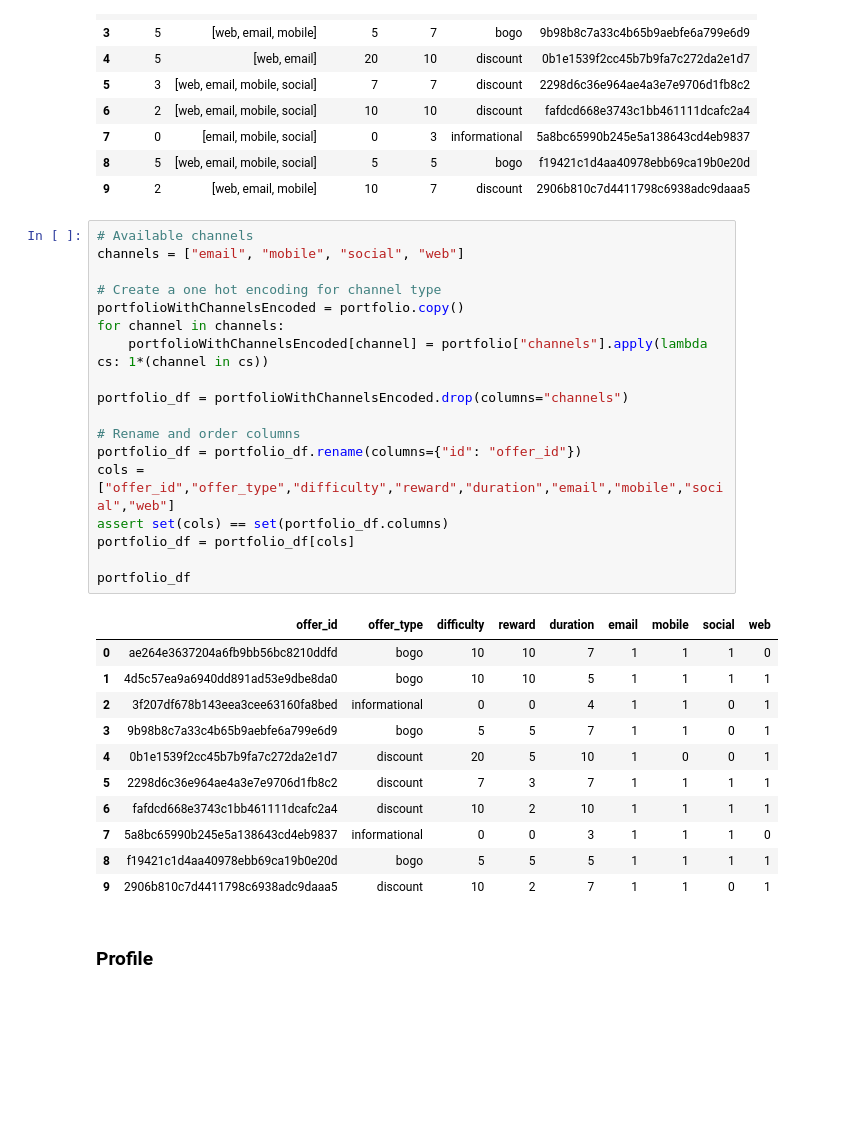
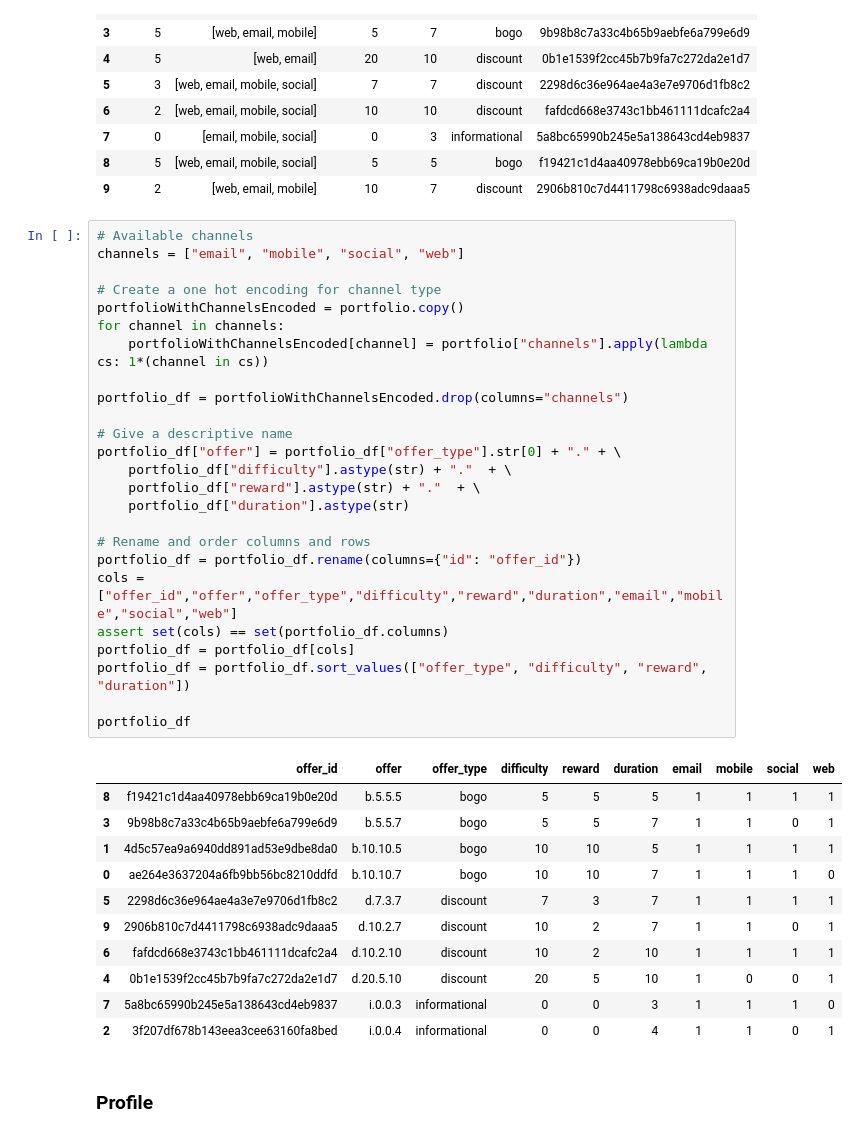
Before and after one commit to felipe-takaoka/starbucks-capstone, a Jupyter notebook: Starbucks_Capstone_notebook.ipynb, the cells around one changed output. Saved outputs shown, nothing was run; the diff lists cells and outputs as text; blank space fills up the shorter version.

Commit message:
feat: Create offer name & check offer concurrency

```diff
--- a/Starbucks_Capstone_notebook.ipynb
+++ b/Starbucks_Capstone_notebook.ipynb
@@ -95,33 +95,40 @@ portfolio
 # %%
 # Available channels
 channels = ["email", "mobile", "social", "web"]
 
 # Create a one hot encoding for channel type
 portfolioWithChannelsEncoded = portfolio.copy()
 for channel in channels:
     portfolioWithChannelsEncoded[channel] = portfolio["channels"].apply(lambda cs: 1*(channel in cs))
 
 portfolio_df = portfolioWithChannelsEncoded.drop(columns="channels")
 
-# Rename and order columns
+# Give a descriptive name
+portfolio_df["offer"] = portfolio_df["offer_type"].str[0] + "." + \
+    portfolio_df["difficulty"].astype(str) + "."  + \
+    portfolio_df["reward"].astype(str) + "."  + \
+    portfolio_df["duration"].astype(str)
+
+# Rename and order columns and rows
 portfolio_df = portfolio_df.rename(columns={"id": "offer_id"})
-cols = ["offer_id","offer_type","difficulty","reward","duration","email","mobile","social","web"]
+cols = ["offer_id","offer","offer_type","difficulty","reward","duration","email","mobile","social","web"]
 assert set(cols) == set(portfolio_df.columns)
 portfolio_df = portfolio_df[cols]
+portfolio_df = portfolio_df.sort_values(["offer_type", "difficulty", "reward", "duration"])
 
 portfolio_df
 # %% [output]
-|  | offer_id | offer_type | difficulty | reward | duration | email | mobile | social | web |
-| 0 | ae264e3637204a6fb9bb56bc8210ddfd | bogo | 10 | 10 | 7 | 1 | 1 | 1 | 0 |
-| 1 | 4d5c57ea9a6940dd891ad53e9dbe8da0 | bogo | 10 | 10 | 5 | 1 | 1 | 1 | 1 |
-| 2 | 3f207df678b143eea3cee63160fa8bed | informational | 0 | 0 | 4 | 1 | 1 | 0 | 1 |
-| 3 | 9b98b8c7a33c4b65b9aebfe6a799e6d9 | bogo | 5 | 5 | 7 | 1 | 1 | 0 | 1 |
-| 4 | 0b1e1539f2cc45b7b9fa7c272da2e1d7 | discount | 20 | 5 | 10 | 1 | 0 | 0 | 1 |
-| 5 | 2298d6c36e964ae4a3e7e9706d1fb8c2 | discount | 7 | 3 | 7 | 1 | 1 | 1 | 1 |
-| 6 | fafdcd668e3743c1bb461111dcafc2a4 | discount | 10 | 2 | 10 | 1 | 1 | 1 | 1 |
-| 7 | 5a8bc65990b245e5a138643cd4eb9837 | informational | 0 | 0 | 3 | 1 | 1 | 1 | 0 |
-| 8 | f19421c1d4aa40978ebb69ca19b0e20d | bogo | 5 | 5 | 5 | 1 | 1 | 1 | 1 |
-| 9 | 2906b810c7d4411798c6938adc9daaa5 | discount | 10 | 2 | 7 | 1 | 1 | 0 | 1 |
+|  | offer_id | offer | offer_type | difficulty | reward | duration | email | mobile | social | web |
+| 8 | f19421c1d4aa40978ebb69ca19b0e20d | b.5.5.5 | bogo | 5 | 5 | 5 | 1 | 1 | 1 | 1 |
+| 3 | 9b98b8c7a33c4b65b9aebfe6a799e6d9 | b.5.5.7 | bogo | 5 | 5 | 7 | 1 | 1 | 0 | 1 |
+| 1 | 4d5c57ea9a6940dd891ad53e9dbe8da0 | b.10.10.5 | bogo | 10 | 10 | 5 | 1 | 1 | 1 | 1 |
+| 0 | ae264e3637204a6fb9bb56bc8210ddfd | b.10.10.7 | bogo | 10 | 10 | 7 | 1 | 1 | 1 | 0 |
+| 5 | 2298d6c36e964ae4a3e7e9706d1fb8c2 | d.7.3.7 | discount | 7 | 3 | 7 | 1 | 1 | 1 | 1 |
+| 9 | 2906b810c7d4411798c6938adc9daaa5 | d.10.2.7 | discount | 10 | 2 | 7 | 1 | 1 | 0 | 1 |
+| 6 | fafdcd668e3743c1bb461111dcafc2a4 | d.10.2.10 | discount | 10 | 2 | 10 | 1 | 1 | 1 | 1 |
+| 4 | 0b1e1539f2cc45b7b9fa7c272da2e1d7 | d.20.5.10 | discount | 20 | 5 | 10 | 1 | 0 | 0 | 1 |
+| 7 | 5a8bc65990b245e5a138643cd4eb9837 | i.0.0.3 | informational | 0 | 0 | 3 | 1 | 1 | 1 | 0 |
+| 2 | 3f207df678b143eea3cee63160fa8bed | i.0.0.4 | informational | 0 | 0 | 4 | 1 | 1 | 0 | 1 |
 # %% [markdown]
 ### Profile
 # %%
```
Also changed, not shown: parts of 2 cells of this notebook.
